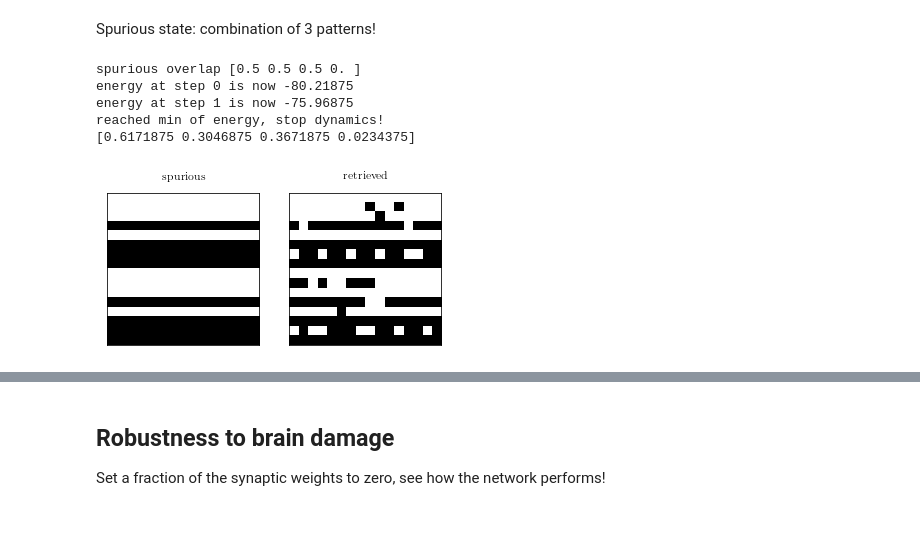
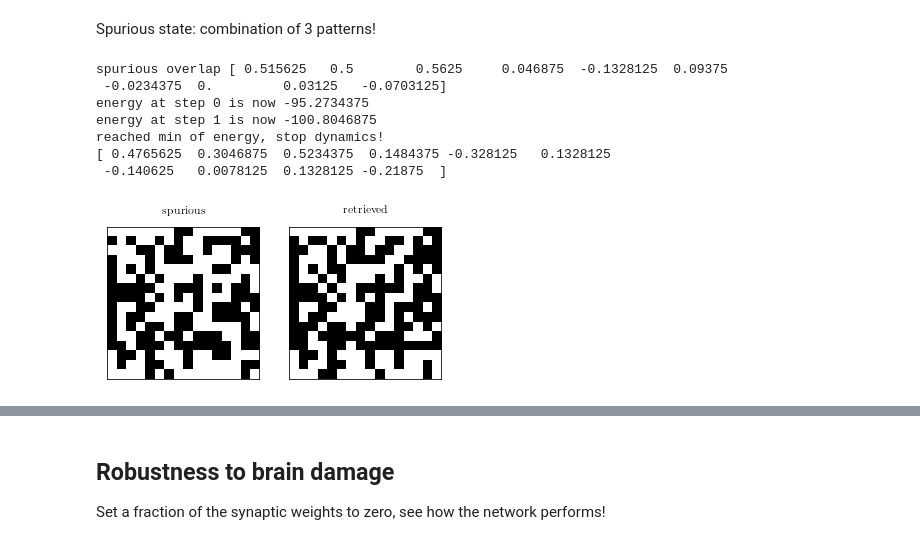
Before and after one commit to mazzulab/AppliedMathNotebooks, a Jupyter notebook: Hopfield0_updated.ipynb, the cells around one changed output, grey strips where cells are left out. Cells and saved outputs as stored; diff of their text form; code cells hidden in the pictures.

```diff
--- a/Hopfield0_updated.ipynb
+++ b/Hopfield0_updated.ipynb
@@ -425,29 +425,31 @@ hit rate (retrieval) [0.  0.  0.  0.  0.  0.  0.  0.  0.  0.  0.  0.1 1.  1.  1.
 # %% [markdown]
 Spurious state: combination of 3 patterns!
 # %%
-train_data=generate_orth_patterns(nunits,npatterns)
-# train_data=generate_rand_patterns(nunits,10,0.5)
+# train_data=generate_orth_patterns(nunits,npatterns)
+train_data=generate_rand_patterns(nunits,10,0.5)
 
 allweights=set_weights(train_data)
 
 spurious=np.sign(train_data[0]+train_data[1]+train_data[2])
 overlap=compute_overlap_list(spurious,train_data)
 print('spurious overlap',overlap)
 
-spurious0=noisify(spurious,0.1)
-recovered_pattern=flow(spurious0,allweights,theta=0,steps=500,display=True,EarlyStop=True,T=0.46)
+spurious0=noisify(spurious,0.0)
+recovered_pattern=flow(spurious0,allweights,theta=0,steps=10000,display=True,EarlyStop=True,T=0.4)
 
 # plot patterns
 fig,ax=plt.subplots(1,2,figsize=(6,4))
 plotpattern(spurious,ax[0],title='spurious')
 plotpattern(recovered_pattern,ax[1],title='retrieved')
 plt.savefig("hopfield_orth_spurious.png")
 overlap=compute_overlap_list(recovered_pattern,train_data)
 print(overlap)
 # %% [output]
-spurious overlap [0.5 0.5 0.5 0. ]
-energy at step 0 is now -80.21875
-energy at step 1 is now -75.96875
+spurious overlap [ 0.515625   0.5        0.5625     0.046875  -0.1328125  0.09375
+ -0.0234375  0.         0.03125   -0.0703125]
+energy at step 0 is now -95.2734375
+energy at step 1 is now -100.8046875
 reached min of energy, stop dynamics!
-[0.6171875 0.3046875 0.3671875 0.0234375]
+[ 0.4765625  0.3046875  0.5234375  0.1484375 -0.328125   0.1328125
+ -0.140625   0.0078125  0.1328125 -0.21875  ]
-[figure, old version]
+[figure, new version]
```
Also changed, not shown: parts of 5 cells of this notebook, 4 other files.
